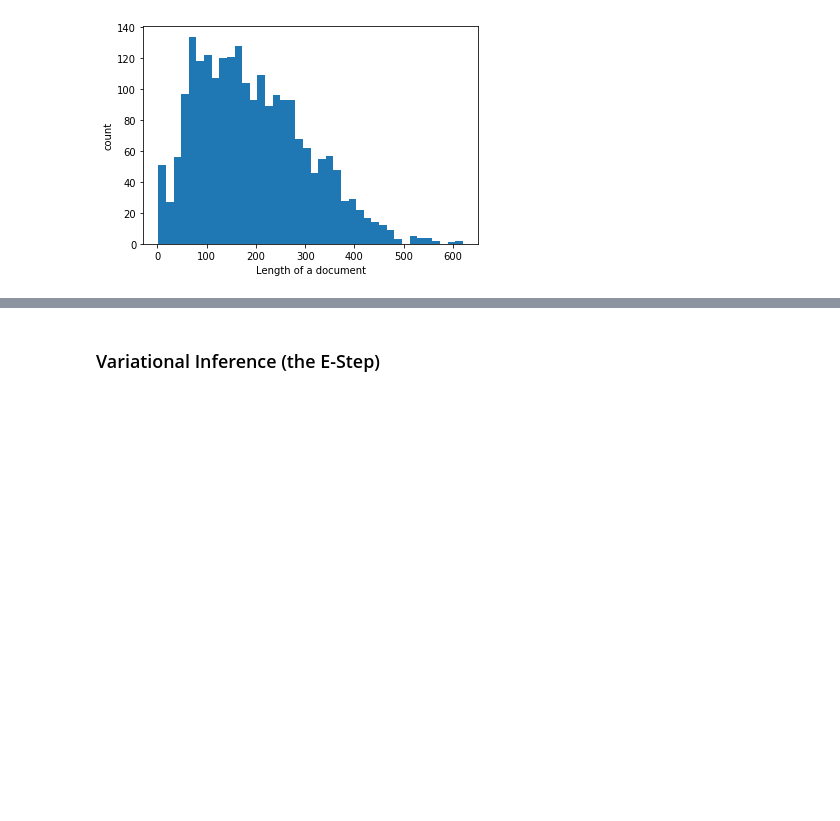
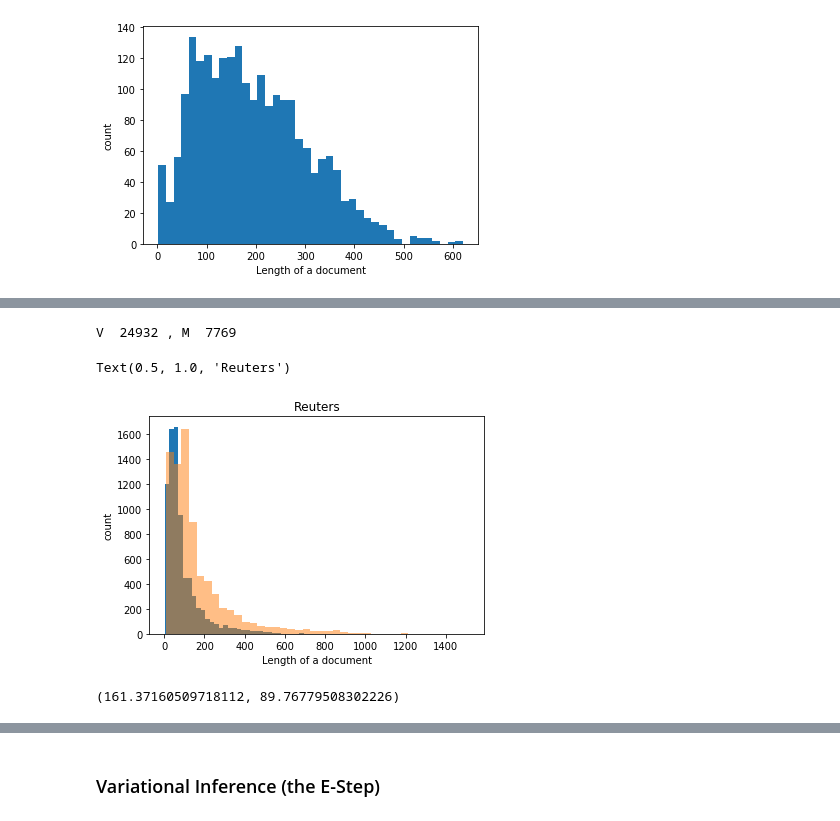
Before and after one commit to PeterSteiglechner/AdvML, a Jupyter notebook: AdvML_project.ipynb, the cells around one changed output, grey strips where cells are left out. Cells and saved outputs as stored; diff of their text form; code cells hidden in the pictures; blank space fills up the shorter version.

Commit message:
added another Data Source (Reuters News Articles) and the pre-processing steps (e.g. removing stop-words), this should be completely fixed

```diff
--- a/AdvML_project.ipynb
+++ b/AdvML_project.ipynb
@@ -83,0 +115,9 @@ Text(0, 0.5, 'count')
+# %%
+training_ids = []
+test_ids = []
+for name in reuters.fileids():
+    if "training" in name:
+        training_ids.append(name)
+    else:
+        test_ids.append(name)
+print("M_max_reuters = ", len(training_ids) )
@@ -83,0 +126,12 @@ Text(0, 0.5, 'count')
+# %%
+M_reuters = len(training_ids)
+# %%
+training=[]
+for i in range(M_reuters):
+    file=str(i+1)
+    file = training_ids[i]
+    training.append(reuters.words(file))
+#set(stopwords.words('english'))
+
+doc_lengths =  [len(training[i]) for i in range(len(training))]
+print("We have ", len(training), " Documents with sizes: ", doc_lengths[:100])
@@ -83,0 +208,7 @@ Text(0, 0.5, 'count')
+# %%
+vocab_list=[]
+
+D_reuters=create_dict(training)
+print("Rows = Document[1..M] (first 100 docs only), Column = Word_in_Doc[1...N_doc], data = Index in Vocab")
+print(pd.DataFrame(D_reuters[:100], dtype=int ))
+#print(vocab_list)
@@ -83,0 +233,23 @@ Text(0, 0.5, 'count')
+# %%
+V_reuters = len(vocab_list)
+M_reuters = len(D_reuters)
+print("V ",V_reuters, ", M ", M_reuters)
+# %% [output]
+V  24932 , M  7769
+# %%
+lengths = []
+for i in range(len(D_reuters)):
+    lengths.append(len(D_reuters[i]))
+p = plt.hist(lengths, bins=40)
+p = plt.hist(doc_lengths, bins=40, alpha=0.5)
+
+plt.xlabel("Length of a document")
+plt.ylabel("count")
+plt.title("Reuters")
+# %% [output]
+Text(0.5, 1.0, 'Reuters')
+[figure, added]
+# %%
+np.mean(doc_lengths), np.mean(lengths)
+# %% [output]
+(161.37160509718112, 89.76779508302226)
```
Also changed, not shown: parts of 10 cells of this notebook.
